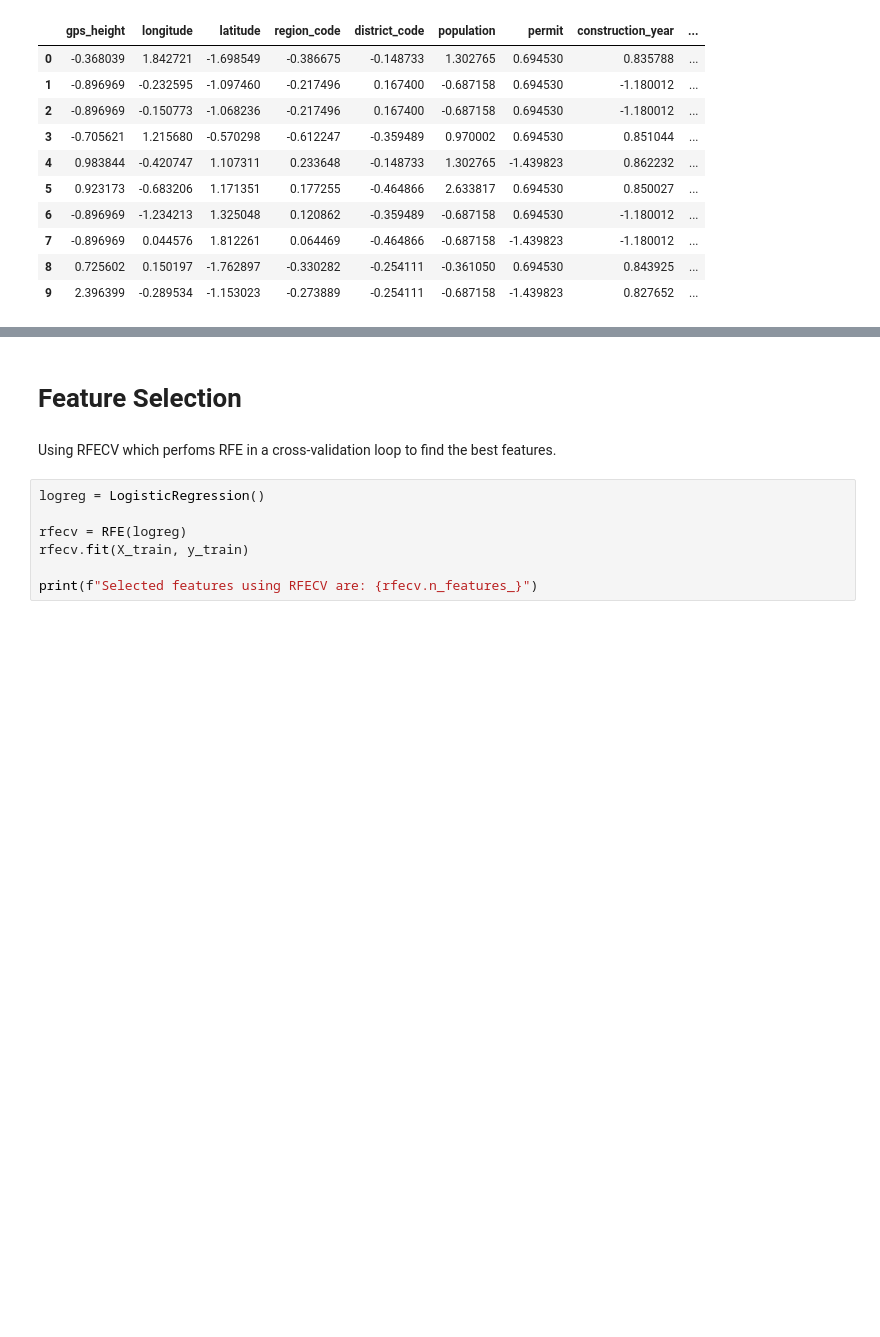
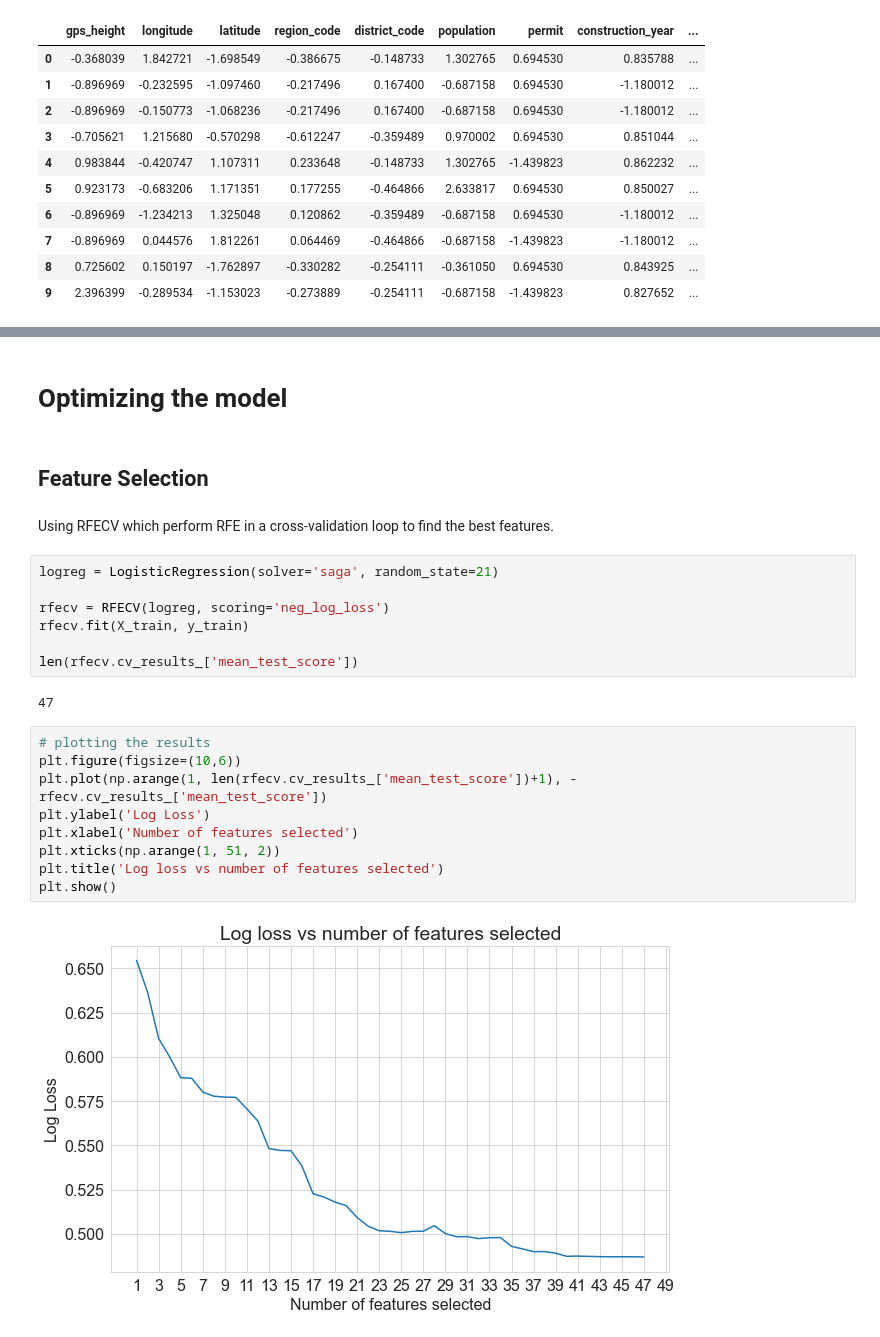
Before and after one commit to IainMosima/Tanzania-water-point-status-prediction-project, a Jupyter notebook: notebooks/4logistic-regression.ipynb, the cells around one changed output, grey strips where cells are left out. Saved outputs shown, nothing was run; the diff lists cells and outputs as text; blank space fills up the shorter version.

Commit message:
Did some optimization in the Logistic Regression Model

```diff
--- a/notebooks/4logistic-regression.ipynb
+++ b/notebooks/4logistic-regression.ipynb
@@ -56,11 +65,26 @@ train_accuracy_score
+# %% [markdown]
+# Optimizing the model
 # %% [markdown]
-# Feature Selection
+## Feature Selection
 # %% [markdown]
-Using RFECV which perfoms RFE in a cross-validation loop to find the best features.
+Using RFECV which perform RFE in a cross-validation loop to find the best features.
 # %%
-logreg = LogisticRegression()
+logreg = LogisticRegression(solver='saga', random_state=21)
 
-rfecv = RFE(logreg)
+rfecv = RFECV(logreg, scoring='neg_log_loss')
 rfecv.fit(X_train, y_train)
 
-print(f"Selected features using RFECV are: {rfecv.n_features_}")
+len(rfecv.cv_results_['mean_test_score'])
+# %% [output]
+47
+# %%
+# plotting the results
+plt.figure(figsize=(10,6))
+plt.plot(np.arange(1, len(rfecv.cv_results_['mean_test_score'])+1), -rfecv.cv_results_['mean_test_score'])
+plt.ylabel('Log Loss')
+plt.xlabel('Number of features selected')
+plt.xticks(np.arange(1, 51, 2))
+plt.title('Log loss vs number of features selected')
+plt.show()
+# %% [output]
+[figure, added]
```
Also changed, not shown: parts of 14 cells of this notebook, 2 other files.
